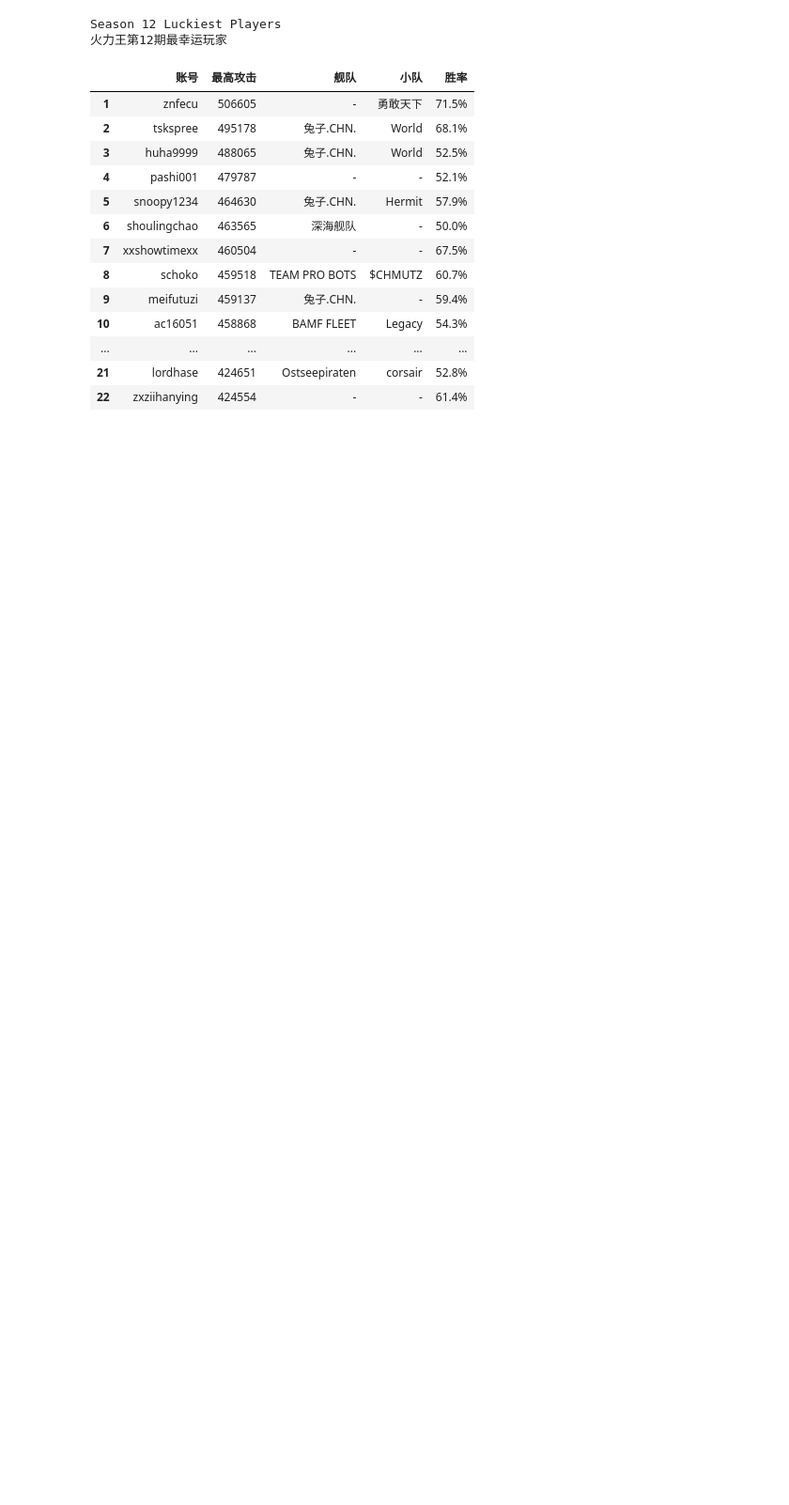
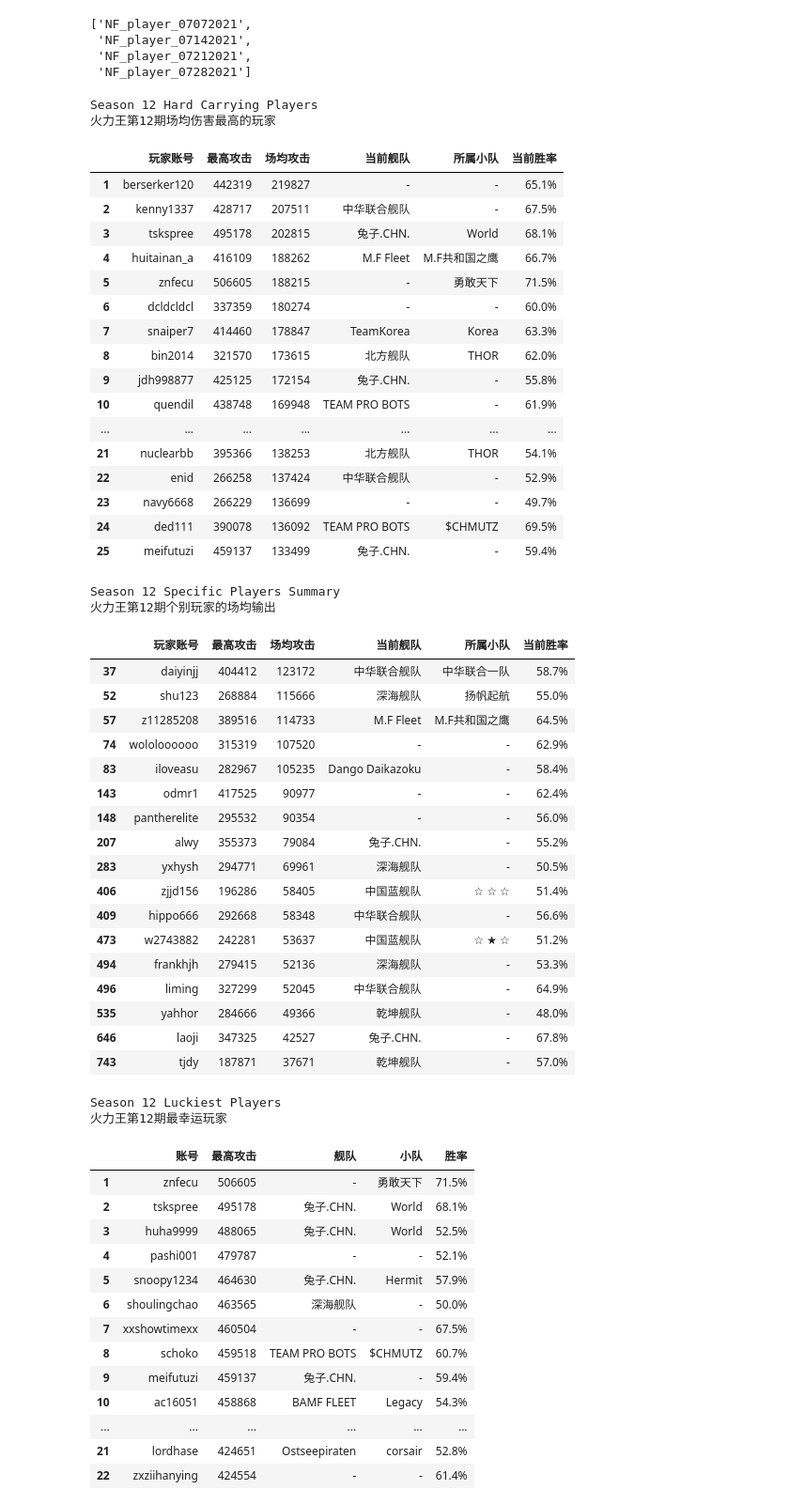
Before and after one commit to tskspree/NavyFIELD, a Jupyter notebook: Codes/Player Data/Firepower_Ladder_Luckiest_Players.ipynb, the cells around one changed output. Shown: that part at 94% size. Drawn from its saved outputs; the diff is of its cells as text; code cells hidden in the pictures; blank space fills up the shorter version.

```diff
--- a/Codes/Player Data/Firepower_Ladder_Luckiest_Players.ipynb
+++ b/Codes/Player Data/Firepower_Ladder_Luckiest_Players.ipynb
@@ -16,6 +16,12 @@ for i in table_list:
     for j in i:
         if j.find('NF_player') != -1:
             nf_tables.append(j)
+display(nf_tables)
+# %% [output]
+['NF_player_07072021',
+ 'NF_player_07142021',
+ 'NF_player_07212021',
+ 'NF_player_07282021']
 # %%
 # Extract newest player data table name
 player_data = nf_tables[-1]
@@ -38,3 +102,56 @@ def lucky_bastard(season):
+# %%
+# S12 Linear Estimation of Total Battles: dataset and weight scalar
+base_data = 'NF_player_07072021'
+current_data = 'NF_player_07282021'
+weights= 32/21
+
+# Season 12 Top 25 Heavy Carriers
+display(true_bastard(12))
+
+# Selected Players
+checklist = ['laoji', 'z11285208', 'daiyinjj', 'tjdy', 'shu123', 'w2743882', 'yahhor', 'alwy', 'zjjd156', 'frankhjh', 'yxhysh',
+            'liming', 'hippo666', 'wololoooooo', 'odmr1', 'pantherelite', 'iloveasu']
+display(some_bastards(12,checklist))
+# %% [output]
+Season 12 Hard Carrying Players
+火力王第12期场均伤害最高的玩家
+|  | 玩家账号 | 最高攻击 | 场均攻击 | 当前舰队 | 所属小队 | 当前胜率 |
+| 1 | berserker120 | 442319 | 219827 | - | - | 65.1% |
+| 2 | kenny1337 | 428717 | 207511 | 中华联合舰队 | - | 67.5% |
+| 3 | tskspree | 495178 | 202815 | 兔子.CHN. | World | 68.1% |
+| 4 | huitainan_a | 416109 | 188262 | M.F Fleet | M.F共和国之鹰 | 66.7% |
+| 5 | znfecu | 506605 | 188215 | - | 勇敢天下 | 71.5% |
+| 6 | dcldcldcl | 337359 | 180274 | - | - | 60.0% |
+| 7 | snaiper7 | 414460 | 178847 | TeamKorea | Korea | 63.3% |
+| 8 | bin2014 | 321570 | 173615 | 北方舰队 | THOR | 62.0% |
+| 9 | jdh998877 | 425125 | 172154 | 兔子.CHN. | - | 55.8% |
+| 10 | quendil | 438748 | 169948 | TEAM PRO BOTS | - | 61.9% |
+| ... | ... | ... | ... | ... | ... | ... |
+| 21 | nuclearbb | 395366 | 138253 | 北方舰队 | THOR | 54.1% |
+| 22 | enid | 266258 | 137424 | 中华联合舰队 | - | 52.9% |
+| 23 | navy6668 | 266229 | 136699 | - | - | 49.7% |
+| 24 | ded111 | 390078 | 136092 | TEAM PRO BOTS | $CHMUTZ | 69.5% |
+| 25 | meifutuzi | 459137 | 133499 | 兔子.CHN. | - | 59.4% |
+Season 12 Specific Players Summary
+火力王第12期个别玩家的场均输出
+|  | 玩家账号 | 最高攻击 | 场均攻击 | 当前舰队 | 所属小队 | 当前胜率 |
+| 37 | daiyinjj | 404412 | 123172 | 中华联合舰队 | 中华联合一队 | 58.7% |
+| 52 | shu123 | 268884 | 115666 | 深海舰队 | 扬帆起航 | 55.0% |
+| 57 | z11285208 | 389516 | 114733 | M.F Fleet | M.F共和国之鹰 | 64.5% |
+| 74 | wololoooooo | 315319 | 107520 | - | - | 62.9% |
+| 83 | iloveasu | 282967 | 105235 | Dango Daikazoku | - | 58.4% |
+| 143 | odmr1 | 417525 | 90977 | - | - | 62.4% |
+| 148 | pantherelite | 295532 | 90354 | - | - | 56.0% |
+| 207 | alwy | 355373 | 79084 | 兔子.CHN. | - | 55.2% |
+| 283 | yxhysh | 294771 | 69961 | 深海舰队 | - | 50.5% |
+| 406 | zjjd156 | 196286 | 58405 | 中国蓝舰队 | ☆ ☆ ☆ | 51.4% |
+| 409 | hippo666 | 292668 | 58348 | 中华联合舰队 | - | 56.6% |
+| 473 | w2743882 | 242281 | 53637 | 中国蓝舰队 | ☆ ★ ☆ | 51.2% |
+| 494 | frankhjh | 279415 | 52136 | 深海舰队 | - | 53.3% |
+| 496 | liming | 327299 | 52045 | 中华联合舰队 | - | 64.9% |
+| 535 | yahhor | 284666 | 49366 | 乾坤舰队 | - | 48.0% |
+| 646 | laoji | 347325 | 42527 | 兔子.CHN. | - | 67.8% |
+| 743 | tjdy | 187871 | 37671 | 乾坤舰队 | - | 57.0% |
 # %%
 # Current Season
 lucky_bastard(12)
```
Also changed, not shown: parts of 1 cell of this notebook.
